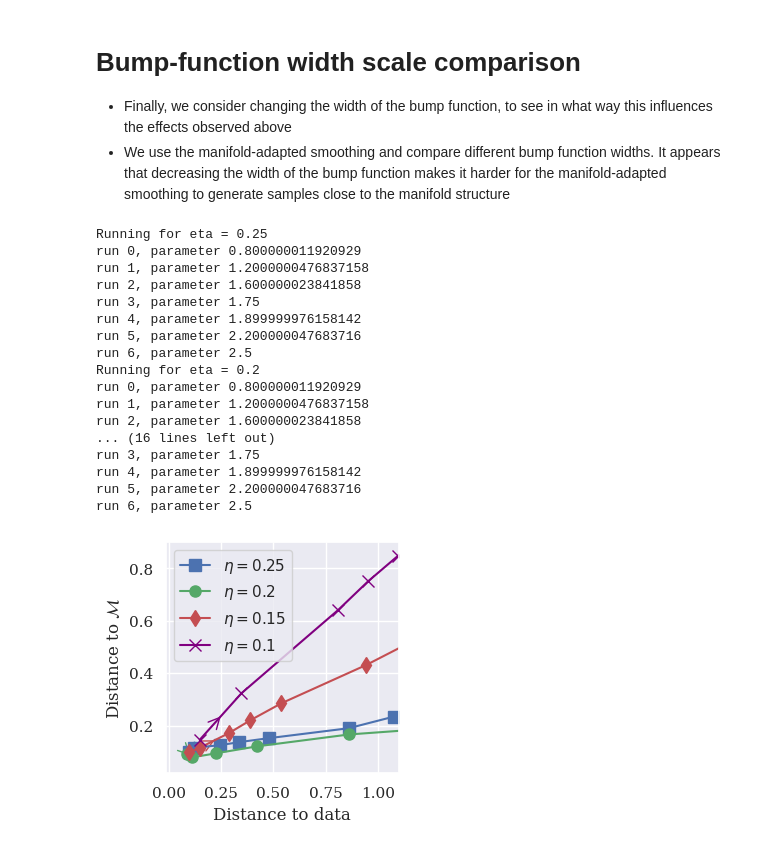
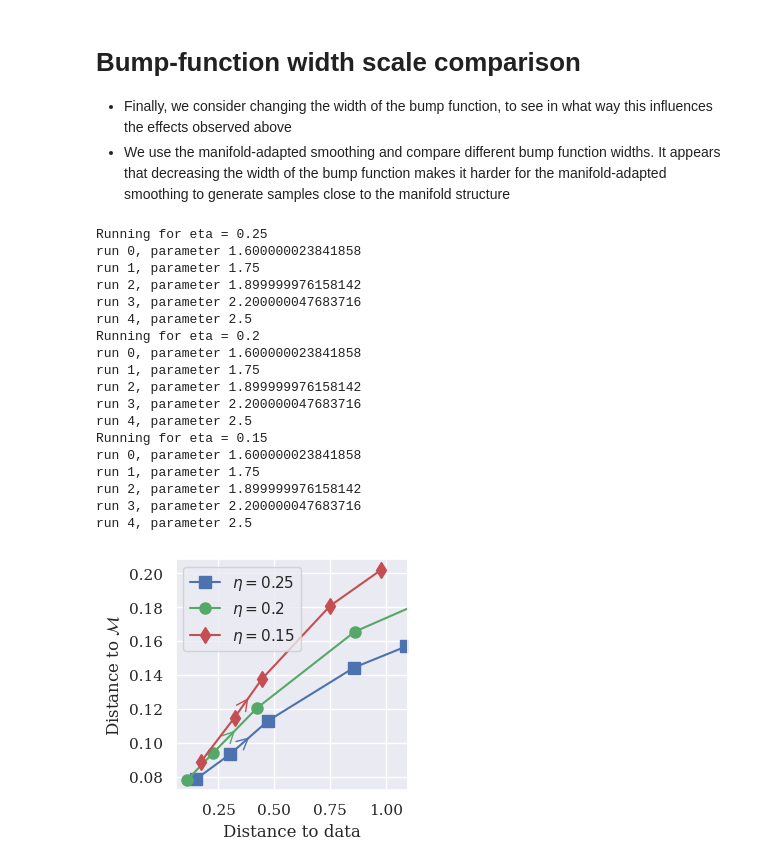
Before and after one commit to samuel-howard/log_smoothing, a Jupyter notebook: bump_compare_smoothing.ipynb, the cells around one changed output. Cells and saved outputs as stored; diff of their text form; code cells hidden in the pictures.

```diff
--- a/bump_compare_smoothing.ipynb
+++ b/bump_compare_smoothing.ipynb
@@ -404,7 +404,7 @@ def run_gaussian_smoothing_param(smoothing_param,
 num_samples = 100
 batch_size = 10
 num_steps = 100
-n_smooth = 10_000 #50_000 # reduced for memory reasons, the plots were made with 50_000. More samples means better approximation of the smoothed score function
+n_smooth = 50_000 # reduced for memory reasons, the plots were made with 50_000. More samples means better approximation of the smoothed score function
 
 gaussian_smoothing_params =  jnp.array([1.0, 1.4, 1.8, 2.0, 2.2, 2.4, 2.6])
 
@@ -464,6 +464,6 @@ for idx in plot_histogram_idxs:
     smoothing_param = gaussian_smoothing_params[idx]
     print('smoothing sigma: ', smoothing_param)
     smoothing_param_str = f"{smoothing_param:.1f}".replace('.', '_')
-    plot_histogram(all_gaussian_proj_alphas[idx], savedir=f'figures/histogram_gaussian_smoothing_{smoothing_param_str}.pdf')
+    plot_histogram(all_gaussian_proj_alphas[idx]) #, savedir=f'figures/histogram_gaussian_smoothing_{smoothing_param_str}.pdf')
 # %% [output]
 smoothing sigma:  1.4
@@ -565,6 +565,6 @@ for idx in plot_histogram_idxs:
     smoothing_param = adapted_smoothing_params[idx]
     print('smoothing sigma: ', smoothing_param)
     smoothing_param_str = f"{smoothing_param:.1f}".replace('.', '_')
-    plot_histogram(all_adapted_proj_alphas[idx], savedir=f'figures/histogram_adapted_smoothing_{smoothing_param_str}.pdf')
+    plot_histogram(all_adapted_proj_alphas[idx]) #, savedir=f'figures/histogram_adapted_smoothing_{smoothing_param_str}.pdf')
 # %% [output]
 smoothing sigma:  2.4
@@ -731,13 +730,13 @@ plt.show()
 - We use the manifold-adapted smoothing and compare different bump function widths. It appears that decreasing the width of the bump function makes it harder for the manifold-adapted smoothing to generate samples close to the manifold structure
 # %%
 # values of eta to change the manifold structure
-eta_values = [0.25, 0.2, 0.15, 0.1]
+eta_values = [0.25, 0.2, 0.15]
 
-smoothing_params = 0.5 * jnp.array([1.6, 2.4, 3.2, 3.5, 3.8, 4.4, 5.0])
+smoothing_params = 0.5 * jnp.array([3.2, 3.5, 3.8, 4.4, 5.0])
 
 num_configs = len(smoothing_params)
 
-num_points = 24 # 24, 32, 40  # Number of empirical datapoints for diffusion (use more, because using lower eta values)
+num_points = 24 # 20, 28  # Number of empirical datapoints for diffusion (use slightly more, because using lower eta values)
 
 # params for generation
 num_samples = 100
@@ -801,22 +800,23 @@ all_etas_manifold_distances = jnp.array(all_etas_manifold_distances)
 all_etas_data_distances = jnp.array(all_etas_data_distances)
 # %% [output]
 Running for eta = 0.25
-run 0, parameter 0.800000011920929
-run 1, parameter 1.2000000476837158
-run 2, parameter 1.600000023841858
-run 3, parameter 1.75
-run 4, parameter 1.899999976158142
-run 5, parameter 2.200000047683716
-run 6, parameter 2.5
+run 0, parameter 1.600000023841858
+run 1, parameter 1.75
+run 2, parameter 1.899999976158142
+run 3, parameter 2.200000047683716
+run 4, parameter 2.5
 Running for eta = 0.2
-run 0, parameter 0.800000011920929
-run 1, parameter 1.2000000476837158
-run 2, parameter 1.600000023841858
-... (16 lines left out)
-run 3, parameter 1.75
-run 4, parameter 1.899999976158142
-run 5, parameter 2.200000047683716
-run 6, parameter 2.5
+run 0, parameter 1.600000023841858
+run 1, parameter 1.75
+run 2, parameter 1.899999976158142
+run 3, parameter 2.200000047683716
+run 4, parameter 2.5
+Running for eta = 0.15
+run 0, parameter 1.600000023841858
+run 1, parameter 1.75
+run 2, parameter 1.899999976158142
+run 3, parameter 2.200000047683716
+run 4, parameter 2.5
 # %%
 plt.rcParams.update({'font.size': 30})
 plt.rcParams.update({'font.family': 'serif'})
@@ -838,33 +838,32 @@ for i, curvature in enumerate(eta_values):
                    color=colors[i],
                    label=f'$\eta={curvature}$')[0]
 
     # Add arrow to specific segment based on curvature index
     segment_to_arrow = [1, 1, 1, 0][i]  # 2nd, 2nd, 2nd, 1st segments respectively
     add_arrows(line, segment_to_arrow, color=colors[i])
 
 plt.xlabel("Distance to data")
 plt.ylabel("Distance to $\mathcal{M}$")
 plt.grid(True)
 
 # Compute overall min/max values correctly
 all_manifold_distances = jnp.concatenate(average_etas_manifold_distances)
 all_data_distances = jnp.concatenate(average_etas_data_distances)
 
 min_val = jnp.min(jnp.concatenate([all_manifold_distances, all_data_distances]))
 max_val = jnp.max(jnp.concatenate([all_manifold_distances, all_data_distances]))
 
 # plt.xlim(min_val-0.05, None)
 # plt.ylim(min_val-0.002, min_val+0.02)
 
 plt.xlim(None, 1.1)
-plt.ylim(None, 0.9)
 
 # Add y=x line without arrows
 # y_equals_x_line = plt.plot([min_val, None], [min_val, None], 'k--', label='y = x')[0]
 
 plt.legend(loc='upper left')
 
-plt.savefig("eta_L2s_n40.pdf", bbox_inches='tight')
+# plt.savefig("eta_L2s_n24.pdf", bbox_inches='tight')
 plt.show()
 # %% [output]
-[figure, old version]
+[figure, new version]
```
Also changed, not shown: parts of 9 cells of this notebook, 5 other files.
